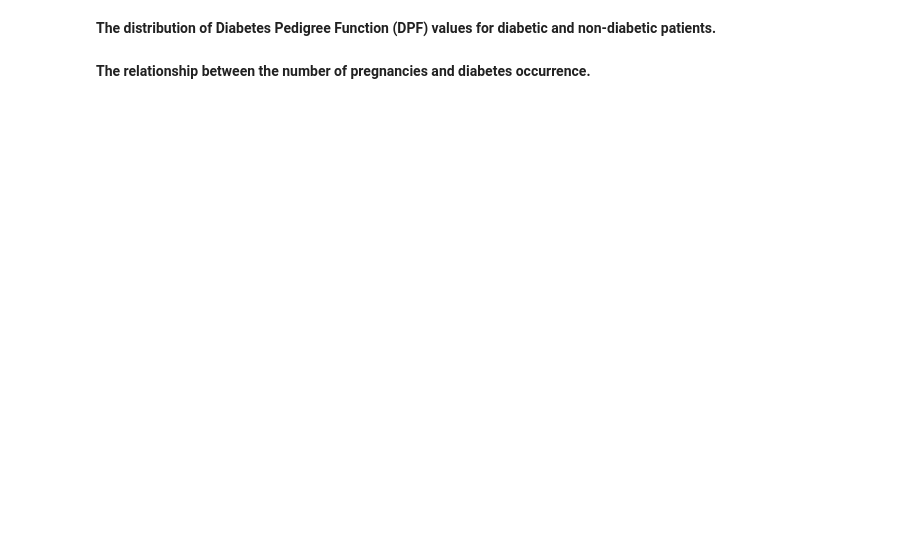
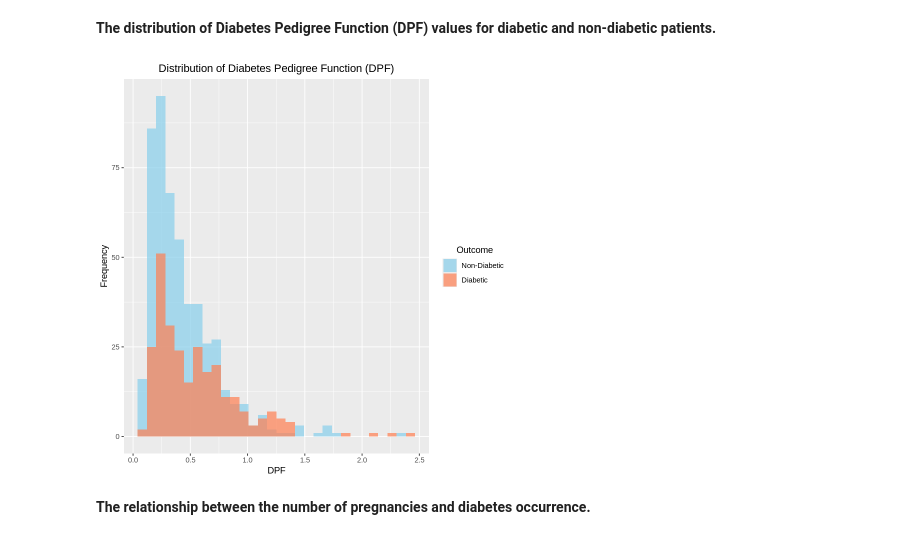
Before and after one commit to aadhamashraf/Analyzing-Diabetes-Dataset, a Jupyter notebook: DSAI-307-Final-Project.ipynb, the cells around one changed output. Saved outputs shown, nothing was run; the diff lists cells and outputs as text; code cells hidden in the pictures; blank space fills up the shorter version.

```diff
--- a/DSAI-307-Final-Project.ipynb
+++ b/DSAI-307-Final-Project.ipynb
@@ -99,4 +175,12 @@ A tibble: 1 × 9
 # %% [markdown]
 **The distribution of Diabetes Pedigree Function (DPF) values for diabetic and non-diabetic patients.**
+# %%
+ggplot(diabetes_data, aes(x = DiabetesPedigreeFunction, fill = as.factor(Outcome))) +
+  geom_histogram(bins = 30, , alpha = 0.7 ,position = "identity") +
+  labs(title = "Distribution of Diabetes Pedigree Function (DPF)", x = "DPF", y = "Frequency", fill = "Outcome") +
+  scale_fill_manual(values = c("0" = "skyblue", "1" = "coral"), labels = c("Non-Diabetic", "Diabetic")) +
+  theme(plot.title = element_text(hjust = 0.5),axis.title.x = element_text(hjust = 0.5),axis.title.y = element_text(hjust = 0.5),legend.title = element_text(hjust = 0.5))
+# %% [output]
+[figure, added]
 # %% [markdown]
 **The relationship between the number of pregnancies and diabetes occurrence.**
```
Also changed, not shown: parts of 14 cells of this notebook.
